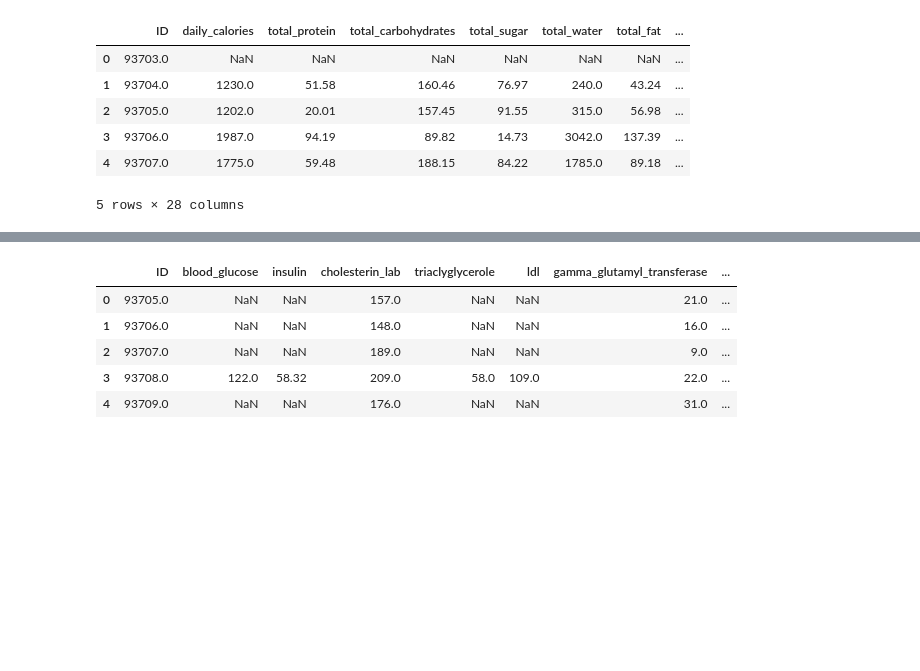
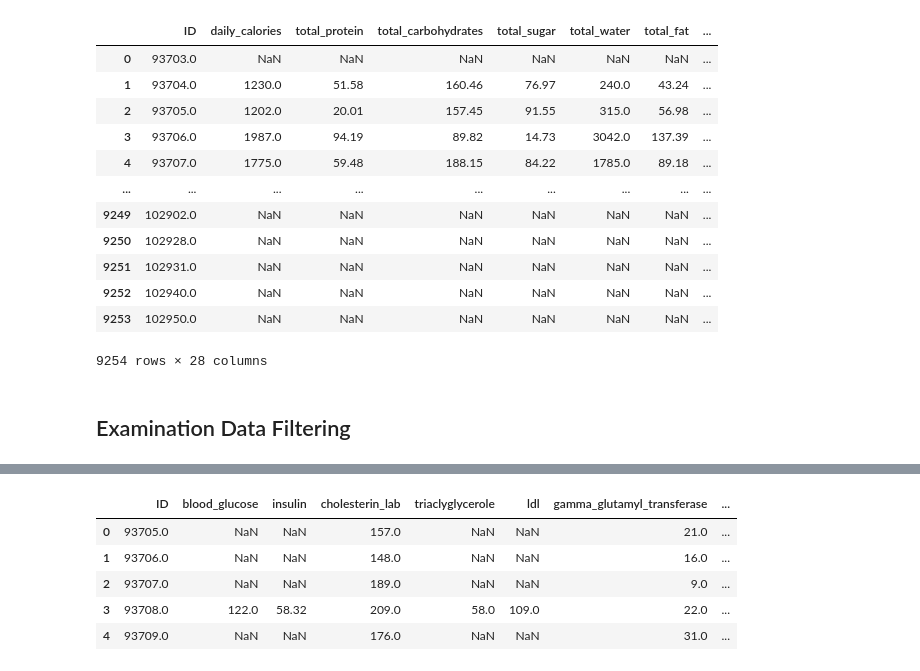
Before and after one commit to SoerenWenck/Capstone, a Jupyter notebook: scripts/Analysis_2017_2018.ipynb, the cells around one changed output, grey strips where cells are left out. Drawn from its saved outputs; the diff is of its cells as text; code cells hidden in the pictures; blank space fills up the shorter version.

```diff
--- a/scripts/Analysis_2017_2018.ipynb
+++ b/scripts/Analysis_2017_2018.ipynb
@@ -128,13 +149,21 @@ diet_clean.rename(columns=diet_columns, inplace = True)
 # %%
-diet_clean.head()
+diet_clean
 # %% [output]
 |  | ID | daily_calories | total_protein | total_carbohydrates | total_sugar | total_water | total_fat | ... |
 | 0 | 93703.0 | NaN | NaN | NaN | NaN | NaN | NaN | ... |
 | 1 | 93704.0 | 1230.0 | 51.58 | 160.46 | 76.97 | 240.0 | 43.24 | ... |
 | 2 | 93705.0 | 1202.0 | 20.01 | 157.45 | 91.55 | 315.0 | 56.98 | ... |
 | 3 | 93706.0 | 1987.0 | 94.19 | 89.82 | 14.73 | 3042.0 | 137.39 | ... |
 | 4 | 93707.0 | 1775.0 | 59.48 | 188.15 | 84.22 | 1785.0 | 89.18 | ... |
+| ... | ... | ... | ... | ... | ... | ... | ... | ... |
+| 9249 | 102902.0 | NaN | NaN | NaN | NaN | NaN | NaN | ... |
+| 9250 | 102928.0 | NaN | NaN | NaN | NaN | NaN | NaN | ... |
+| 9251 | 102931.0 | NaN | NaN | NaN | NaN | NaN | NaN | ... |
+| 9252 | 102940.0 | NaN | NaN | NaN | NaN | NaN | NaN | ... |
+| 9253 | 102950.0 | NaN | NaN | NaN | NaN | NaN | NaN | ... |
-5 rows × 28 columns
+9254 rows × 28 columns
+# %% [markdown]
+## Examination Data Filtering
 # %%
 exam_clean = exam.loc[:,[
     'SEQN',                 # ID
```
Also changed, not shown: parts of 54 cells of this notebook.
